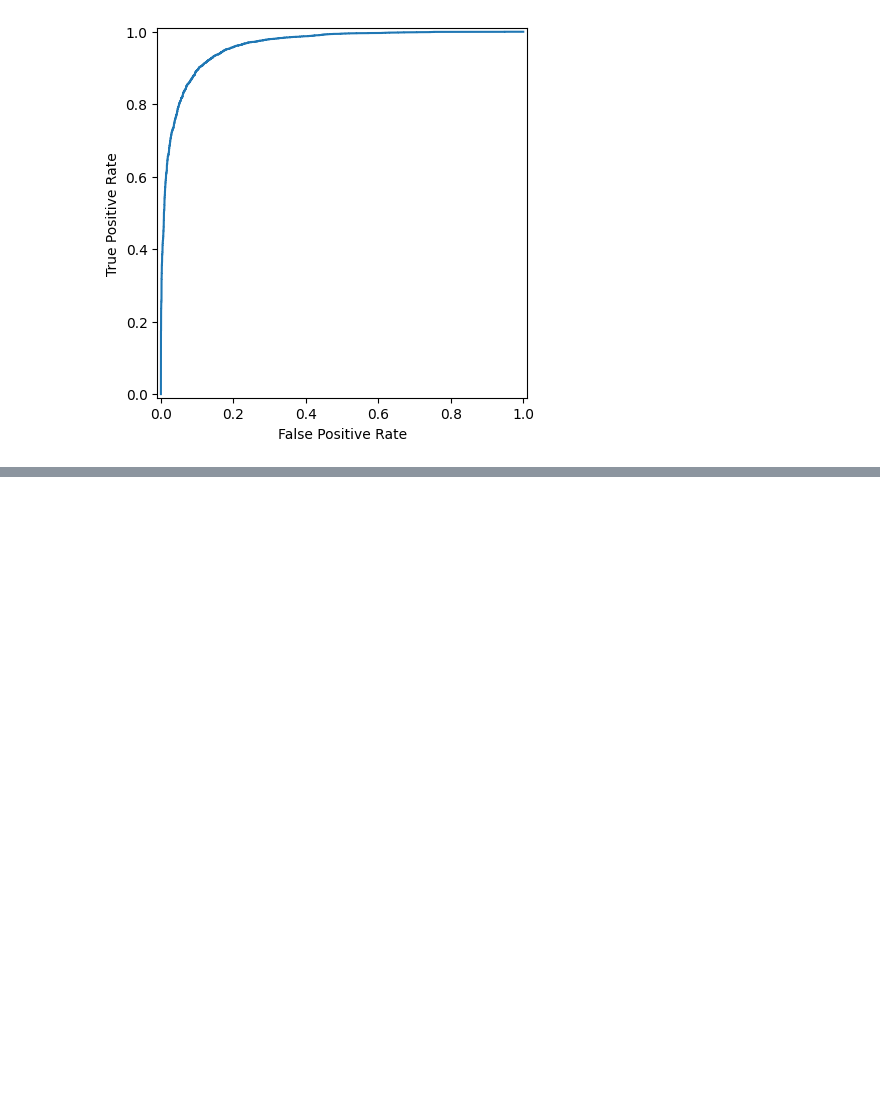
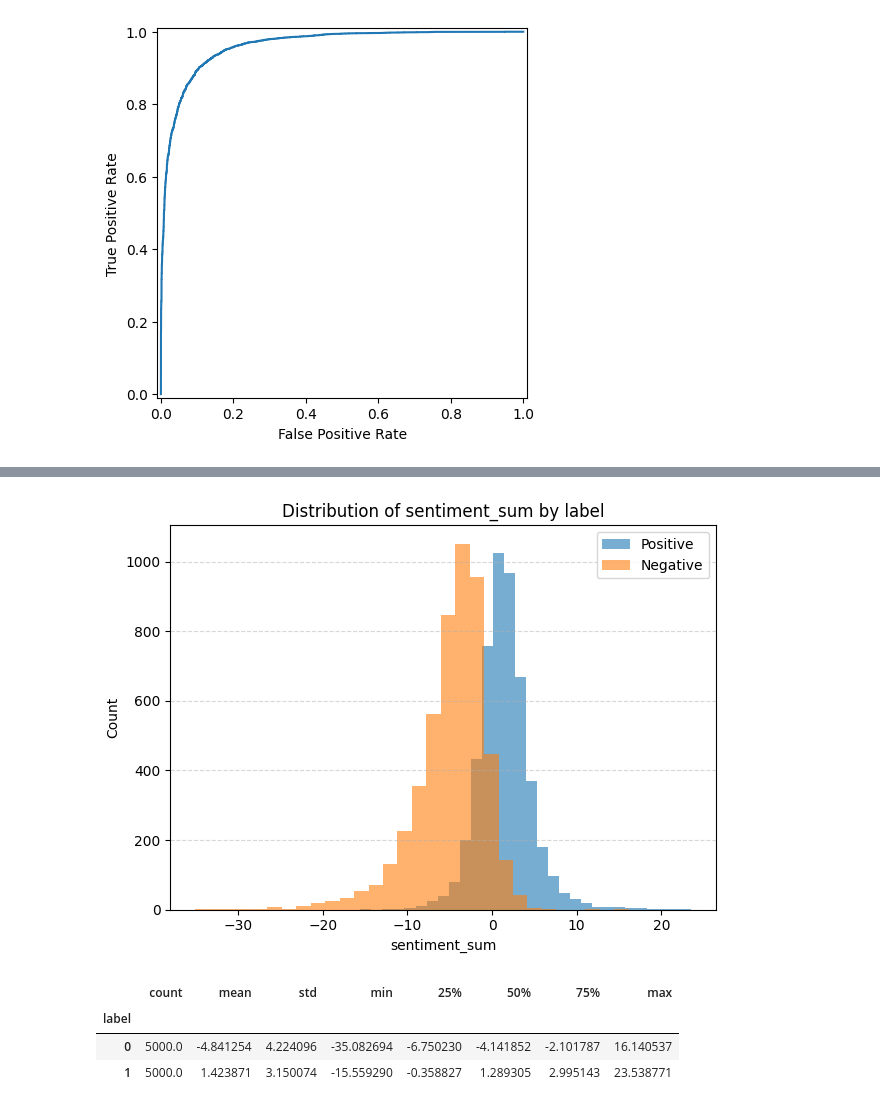
Before and after one commit to CariP03/Uniba_ICon_SentiView, a Jupyter notebook: notebooks/logistic_model_train.ipynb, the cells around one changed output, grey strips where cells are left out. Saved outputs shown, nothing was run; the diff lists cells and outputs as text; code cells hidden in the pictures; blank space fills up the shorter version.

Commit message:
docs: add validation notebook for TF-IDF rule based classifier
Add a Jupyter notebook to validate a rule based classifier that uses the TF-IDF weights calculated by the logistic model.

```diff
--- a/notebooks/logistic_model_train.ipynb
+++ b/notebooks/logistic_model_train.ipynb
@@ -343,0 +418,53 @@ weighted avg       0.90      0.90      0.90     10000
+# %%
+# process datasets
+features = ["text", "label"]
+df_train_lex = pd.read_csv(cfg.DATAFRAME_SAVE_PATH / "df_train.csv")[features]
+df_val_lex = pd.read_csv(cfg.DATAFRAME_SAVE_PATH / "df_val.csv")[features]
+
+from sklearn.model_selection import train_test_split
+
+X_val = df_val_lex[["text"]]
+y_val = df_val_lex["label"]
+# %%
+# create a new validation set with features extracted from the KB
+X_val = extract_features(X_val, False)
+# %%
+# define function for plotting
+# written by ChatGPT
+
+import matplotlib.pyplot as plt
+
+def plot_histogram_metric(df, metric, label_col='label', bins=30):
+    """
+    Disegna due istogrammi sovrapposti di 'metric' per le due classi indicate in label_col (0 e 1).
+    df: DataFrame con almeno le colonne metric e label_col.
+    metric: nome della colonna numerica da visualizzare.
+    label_col: nome della colonna con valori 0/1 (o equivalenti).
+    bins: numero di bin per l'istogramma.
+    """
+    # Estrai valori per ciascuna classe
+    vals_pos = df[df[label_col] == 1][metric].dropna()
+    vals_neg = df[df[label_col] == 0][metric].dropna()
+    plt.figure()
+    plt.hist(vals_pos, bins=bins, alpha=0.6, label='Positive')
+    plt.hist(vals_neg, bins=bins, alpha=0.6, label='Negative')
+    plt.xlabel(metric)
+    plt.ylabel('Count')
+    plt.title(f'Distribution of {metric} by label')
+    plt.legend()
+    plt.grid(axis='y', linestyle='--', alpha=0.5)
+    plt.tight_layout()
+    plt.show()
+# %%
+Xv = X_val.reset_index(drop=True)
+yv = y_val.reset_index(drop=True).to_frame(name="label")
+plot_histogram_metric(pd.concat([Xv, yv], axis=1), "sentiment_sum")
+# %% [output]
+[figure, added]
+# %%
+pd.concat([Xv, yv], axis=1).groupby("label")["sentiment_sum"].describe()
+# %% [output]
+|  | count | mean | std | min | 25% | 50% | 75% | max |
+| label |  |  |  |  |  |  |  |  |
+| 0 | 5000.0 | -4.841254 | 4.224096 | -35.082694 | -6.750230 | -4.141852 | -2.101787 | 16.140537 |
+| 1 | 5000.0 | 1.423871 | 3.150074 | -15.559290 | -0.358827 | 1.289305 | 2.995143 | 23.538771 |
```
Also changed, not shown: parts of 20 cells of this notebook, 5 other files.
